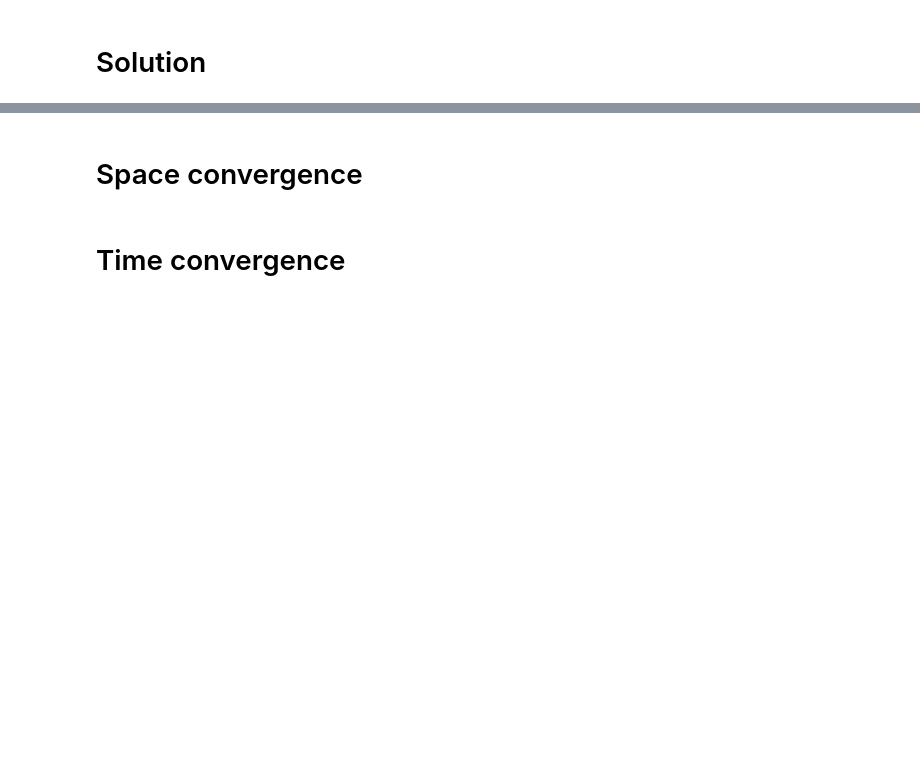
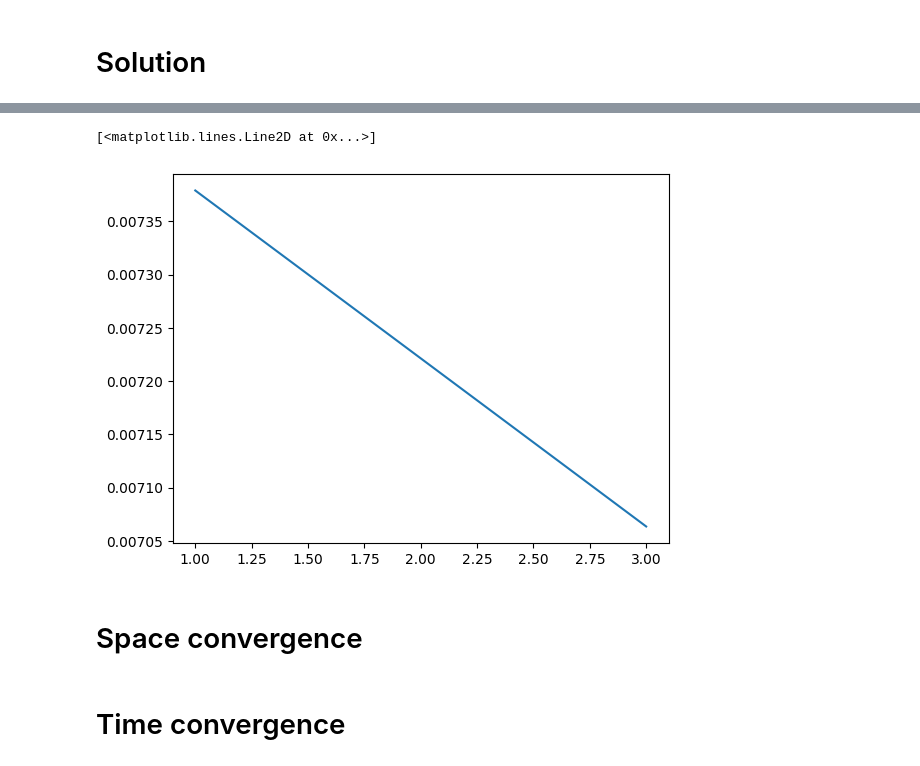
Before and after one commit to Riky2014/Tesi, a Jupyter notebook: 1d_hemo_solver_branch.ipynb, the cells around one changed output, grey strips where cells are left out. Cells and saved outputs as stored; diff of their text form; code cells hidden in the pictures; blank space fills up the shorter version.

```diff
--- a/1d_hemo_solver_branch.ipynb
+++ b/1d_hemo_solver_branch.ipynb
@@ -34,12 +36,12 @@ K_2 = 50e3
 K_3 = 50e3
 
 # Discretization parameter
-dt = 4e-5
+dt = 1e-4
 num_steps = T / dt
 
-h_1 = 1 / 64
-h_2 = 1 / 64
-h_3 = 1 / 64
+h_1 = 1 / 32
+h_2 = 1 / 32
+h_3 = 1 / 32
 N_1 = int((x_branch - x_inlet) / h_1)
 N_2 = int((x_outlet_1 - x_branch) / h_2)
 N_3 = int((x_outlet_2 - x_branch) / h_3)
@@ -211,7 +213,7 @@ def C_q_out(A, q, A0, alpha, gamma):
 def b_out(A, q, A0, alpha, beta, gamma):
   return beta / rho * (A - 2 * sqrt(A * A0)) / (2 * A0 * sqrt(A)) + 0.5 * (q / A) ** 2 * (1 + 2 * gamma * sqrt(2 * (1 - cos(alpha))) * np.sign(q))
 # %%
-def compute_branch_value(Ah_1, Ah_2, Ah_3, qh_1, qh_2, qh_3, x_branch, toll):
+def compute_branch_value(Ah_1, Ah_2, Ah_3, qh_1, qh_2, qh_3, uh_old_1, uh_old_2, uh_old_3, x_branch, toll):
 
   A_branch_old_1 = Ah_1(x_branch)
   A_branch_old_2 = Ah_2(x_branch)
@@ -232,7 +234,7 @@ def compute_branch_value(Ah_1, Ah_2, Ah_3, qh_1, qh_2, qh_3, x_branch, toll):
   err = float('inf')
   iter = 0
 
-  while err > toll:
+  while (err > toll) & (iter < 100):
 
     iter += 1
 
@@ -270,8 +272,12 @@ def compute_branch_value(Ah_1, Ah_2, Ah_3, qh_1, qh_2, qh_3, x_branch, toll):
 
     A_branch_1, A_branch_2, A_branch_3, q_branch_1, q_branch_2, q_branch_3 = np.linalg.solve(lhs, rhs)
 
-    err = abs(A_branch_1 - A_branch_old_1) / A_branch_0_1 + abs(A_branch_2 - A_branch_old_2) / A_branch_0_2 + abs(A_branch_3 - A_branch_old_3) / A_branch_0_3 \
-        + abs(q_branch_1 - q_branch_old_1) + abs(q_branch_2 - q_branch_old_2) + abs(q_branch_3 - q_branch_old_3)
+    if (q_branch_0_1 == 0) or (q_branch_0_2 == 0) or (q_branch_0_3 == 0):
+      err = abs(A_branch_1 - A_branch_old_1) / A_branch_0_1 + abs(A_branch_2 - A_branch_old_2) / A_branch_0_2 + abs(A_branch_3 - A_branch_old_3) / A_branch_0_3 \
+          + abs(q_branch_1 - q_branch_old_1) + abs(q_branch_2 - q_branch_old_2) + abs(q_branch_3 - q_branch_old_3)
+    else:
+      err = abs(A_branch_1 - A_branch_old_1) / A_branch_0_1 + abs(A_branch_2 - A_branch_old_2) / A_branch_0_2 + abs(A_branch_3 - A_branch_old_3) / A_branch_0_3 \
+          + abs(q_branch_1 - q_branch_old_1) / q_branch_0_1 + abs(q_branch_2 - q_branch_old_2) / q_branch_0_2 + abs(q_branch_3 - q_branch_old_3) / q_branch_0_3
 
     A_branch_old_1 = A_branch_1
     A_branch_old_2 = A_branch_2
@@ -281,8 +287,7 @@ def compute_branch_value(Ah_1, Ah_2, Ah_3, qh_1, qh_2, qh_3, x_branch, toll):
     q_branch_old_2 = q_branch_2
     q_branch_old_3 = q_branch_3
 
-  print(f'err = {err}, iter = {iter}')
-  return A_branch_1, A_branch_2, A_branch_3, q_branch_1, q_branch_2, q_branch_3
+  return A_branch_1, A_branch_2, A_branch_3, q_branch_1, q_branch_2, q_branch_3, err, iter
 # %% [markdown]
 # Initial guess
 # %%
@@ -328,7 +333,7 @@ q_inlet = inlet_bc(Ah_old_1, qh_old_1, A0_1, K_1, uh_old_1.dx(0), V_der_1, x_inl
 A_outlet_1, q_outlet_1 = outlet_bc(Ah_old_2, qh_old_2, A0_2, K_2, uh_old_2.dx(0), V_der_2, x_outlet_1)
 A_outlet_2, q_outlet_2 = outlet_bc(Ah_old_3, qh_old_3, A0_3, K_3, uh_old_3.dx(0), V_der_3, x_outlet_2)
 
-A_branch_1, A_branch_2, A_branch_3, q_branch_1, q_branch_2, q_branch_3 = compute_branch_value(Ah_old_1, Ah_old_2, Ah_old_3, qh_old_1, qh_old_2, qh_old_3, x_branch, 1e-4)
+A_branch_1, A_branch_2, A_branch_3, q_branch_1, q_branch_2, q_branch_3, err, iter = compute_branch_value(Ah_old_1, Ah_old_2, Ah_old_3, qh_old_1, qh_old_2, qh_old_3, uh_old_1, uh_old_2, uh_old_3,x_branch, 1e-4)
 
 print(f'A inlet = {A_inlet}, q inlet = {q_inlet}, A_1 branch = {A_branch_1}, q_1 branch = {q_branch_1}')
 print(f'A_2 branch = {A_branch_2}, q_2 branch = {q_branch_2}, A outlet_1 = {A_outlet_1}, q outlet_1 = {q_outlet_1}')
@@ -368,9 +372,8 @@ bc_1, bc_2, bc_3 = update_bc(A_inlet, q_inlet, A_outlet_1, q_outlet_1, A_outlet_
 # %%
 # Time stepping
 t = 0
-i = 0
 
-for n in range(round(num_steps)):
+for n in tqdm(range(round(num_steps))):
 
   # Update time step
   t += dt
@@ -394,17 +397,16 @@ for n in range(round(num_steps)):
 
   # Update bc
   A_inlet = A0_1 + 0.0001 * t
-  print(A_inlet)
   q_inlet = inlet_bc(Ah_1, qh_1, A0_1, K_1, uh_1.dx(0), V_der_1, x_inlet)
 
   A_outlet_1, q_outlet_1 = outlet_bc(Ah_2, qh_2, A0_2, K_2, uh_2.dx(0), V_der_2, x_outlet_1)
   A_outlet_2, q_outlet_2 = outlet_bc(Ah_3, qh_3, A0_3, K_3, uh_3.dx(0), V_der_3, x_outlet_2)
 
-  A_branch_1, A_branch_2, A_branch_3, q_branch_1, q_branch_2, q_branch_3 = compute_branch_value(Ah_1, Ah_2, Ah_3, qh_1, qh_2, qh_3, x_branch, 1e-4)
+  A_branch_1, A_branch_2, A_branch_3, q_branch_1, q_branch_2, q_branch_3, err, iter = compute_branch_value(Ah_1, Ah_2, Ah_3, qh_1, qh_2, qh_3, uh_1, uh_2, uh_3, x_branch, 1e-3)
 
   bc_1, bc_2, bc_3 = update_bc(A_inlet, q_inlet, A_outlet_1, q_outlet_1, A_outlet_2, q_outlet_2, A_branch_1, A_branch_2, A_branch_3, q_branch_1, q_branch_2, q_branch_3)
 
-  i +=1
-  if(i % 25 == 0):
-    print(qh_2.compute_vertex_values(mesh_2))
+  if(n % 5 == 0):
+    print()
+    print(f'At step {n} took {iter} iteration to impose the branching condition')
 # %% [output]
@@ -429,3 +429,8 @@ KeyboardInterrupt:
+# %%
+plot(qh_3)
+# %% [output]
+[<matplotlib.lines.Line2D at 0x...>]
+[figure, added]
 # %% [markdown]
 # Space convergence
 # %%
```
Also changed, not shown: parts of 4 cells of this notebook.
